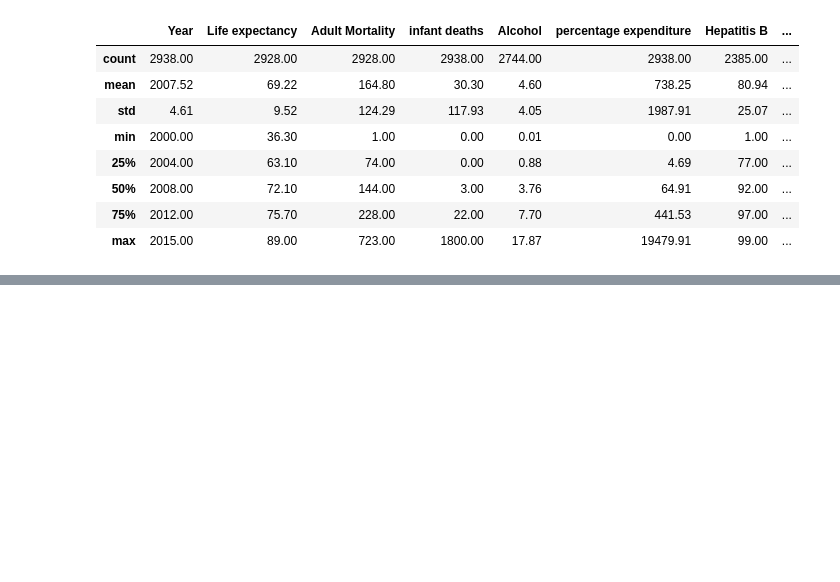
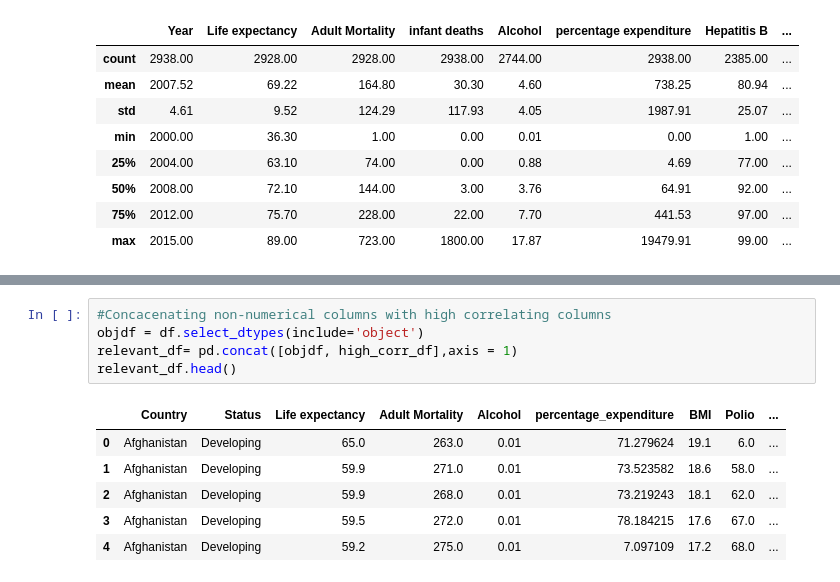
Before and after one commit to AkindeKadjo/Life_Expectancy_prediction, a Jupyter notebook: Life_Expectancy.ipynb, the cells around one changed output, grey strips where cells are left out. Drawn from its saved outputs; the diff is of its cells as text; blank space fills up the shorter version.

```diff
--- a/Life_Expectancy.ipynb
+++ b/Life_Expectancy.ipynb
@@ -175,0 +225,12 @@ sns.histplot(data=df, x="Adult Mortality",binwidth=10);
+# %%
+#Concacenating non-numerical columns with high correlating columns
+objdf = df.select_dtypes(include='object')
+relevant_df= pd.concat([objdf, high_corr_df],axis = 1)
+relevant_df.head()
+# %% [output]
+|  | Country | Status | Life expectancy | Adult Mortality | Alcohol | percentage_expenditure | BMI | Polio | ... |
+| 0 | Afghanistan | Developing | 65.0 | 263.0 | 0.01 | 71.279624 | 19.1 | 6.0 | ... |
+| 1 | Afghanistan | Developing | 59.9 | 271.0 | 0.01 | 73.523582 | 18.6 | 58.0 | ... |
+| 2 | Afghanistan | Developing | 59.9 | 268.0 | 0.01 | 73.219243 | 18.1 | 62.0 | ... |
+| 3 | Afghanistan | Developing | 59.5 | 272.0 | 0.01 | 78.184215 | 17.6 | 67.0 | ... |
+| 4 | Afghanistan | Developing | 59.2 | 275.0 | 0.01 | 7.097109 | 17.2 | 68.0 | ... |
```
Also changed, not shown: parts of 19 cells of this notebook.
